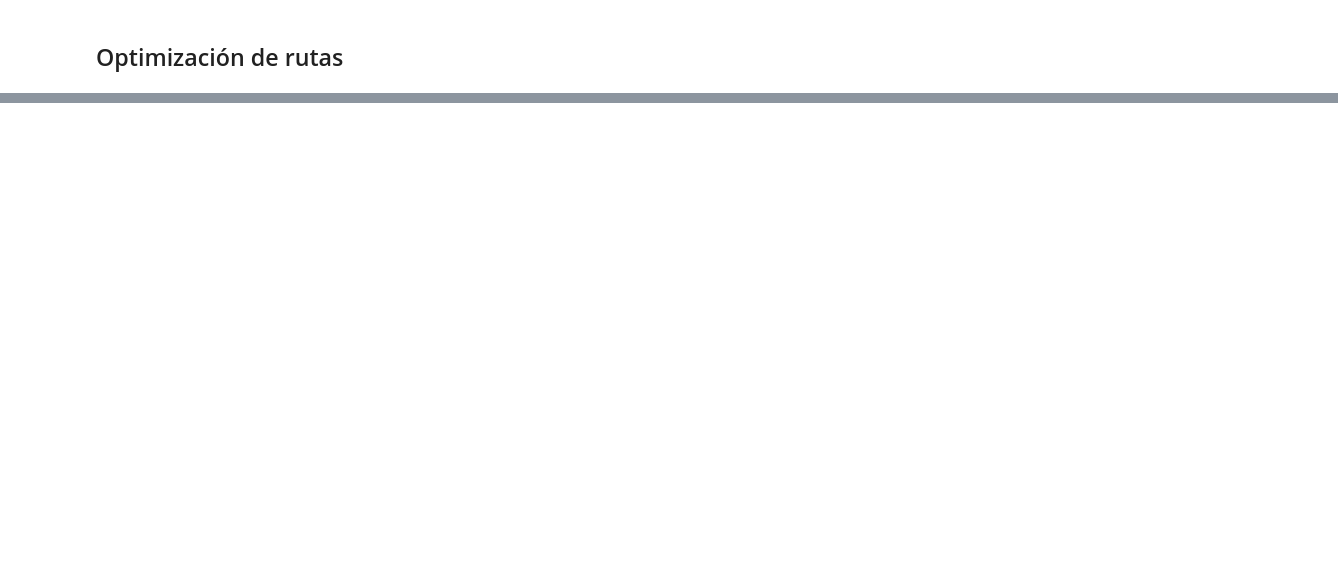
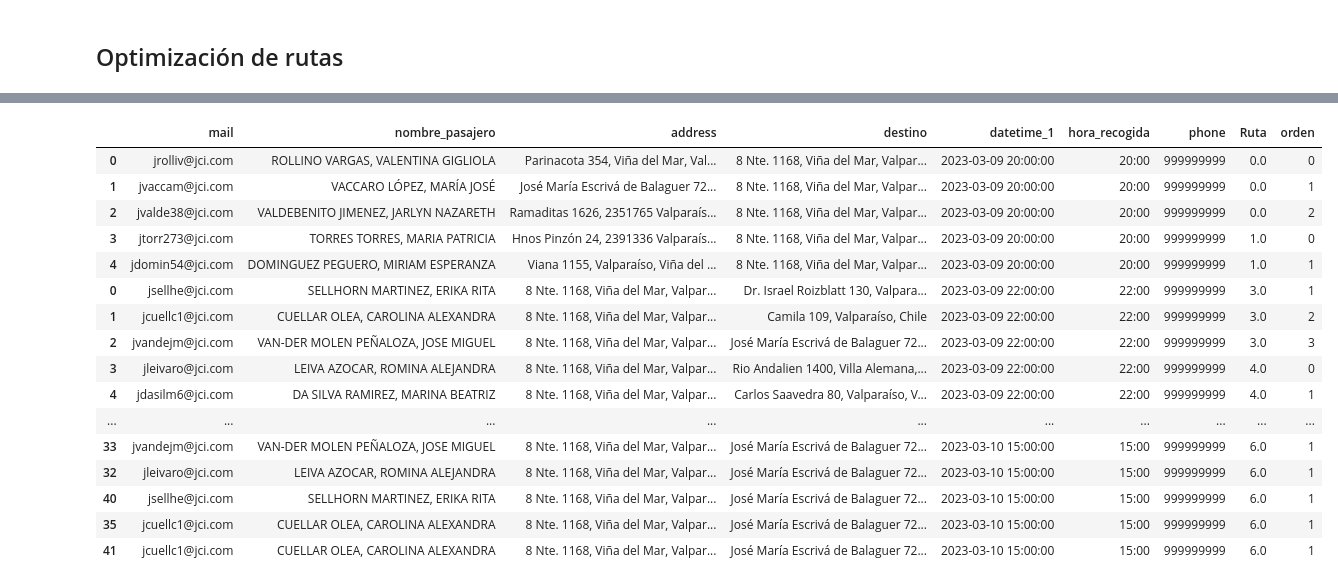
Before and after one commit to martinnnsss/best-route, a Jupyter notebook: routes_1.0.ipynb, the cells around one changed output, grey strips where cells are left out. Cells and saved outputs as stored; diff of their text form; code cells hidden in the pictures; blank space fills up the shorter version.

```diff
--- a/routes_1.0.ipynb
+++ b/routes_1.0.ipynb
@@ -890,5 +911,4 @@ df.drop(columns=['aux'],inplace=True)
 df['phone'] = df['phone'].apply(lambda x: round(x))
 
 #dividir en 2 cuando es > 90 minutos
-
-df.sort_values(by=['datetime_1','label_x']).head()
+df=df[['mail','nombre_pasajero','address','destino','datetime_1','hora_recogida','phone','Ruta','orden']]
@@ -909,2 +915,61 @@ df.sort_values(by=['datetime_1','label_x']).head()
+# %%
+#juntar a los usuarios que tienen mismo origen y mismo destino
+
+if len(same_origin)>0:
+
+    same_origin['Ruta'] = same_origin.groupby(['address','destino','datetime_1']).ngroup()
+
+    max_size = 8#--------------------------------------------------------------------------------------------------------8 8 8 8 8888 888888
+    cluster_counts = same_origin['Ruta'].value_counts()
+    big_clusters = cluster_counts[cluster_counts > max_size].index.tolist()
+    for cluster in big_clusters:
+        indices = same_origin[same_origin['Ruta'] == cluster].index
+        sub_clusters = np.array_split(indices, np.ceil(len(indices)/max_size))
+        for i, sub_cluster in enumerate(sub_clusters):
+            same_origin.loc[sub_cluster, 'Ruta'] = f'{cluster}_{i+1}'
+
+    same_origin['Ruta']=same_origin.groupby(['Ruta']).ngroup()+df['Ruta'].max()+1
+
+    #obtener duracionde cada viaje
+
+    def agregar_tiempo_total(data):
+        route = directions(origin=data.iloc[0]['address'],
+                            destination=data.iloc[0]['destino'],
+                            waypoints=[])
+        duration = route[0]['legs'][0]['duration']['value']
+        data['tiempo_total'] = round(duration/60,1)
+        return data
+
+    same_origin = same_origin.groupby('Ruta').apply(agregar_tiempo_total)
+    same_origin['orden']=1
+
+    same_origin=same_origin[['mail','nombre_pasajero','address','destino','datetime_1','hora_recogida','phone','Ruta','orden']]
+
+    same_origin.sort_values(by=['Ruta'])
+    #se concatena con df
+    final=pd.concat([df,same_origin], axis=0)
+
+elif len(same_origin)==0:
+    final=df
+# %%
+final
+# %% [output]
+|  | mail | nombre_pasajero | address | destino | datetime_1 | hora_recogida | phone | Ruta | orden |
+| 0 | jrolliv@jci.com | ROLLINO VARGAS, VALENTINA GIGLIOLA | Parinacota 354, Viña del Mar, Val... | 8 Nte. 1168, Viña del Mar, Valpar... | 2023-03-09 20:00:00 | 20:00 | 999999999 | 0.0 | 0 |
+| 1 | jvaccam@jci.com | VACCARO LÓPEZ, MARÍA JOSÉ | José María Escrivá de Balaguer 72... | 8 Nte. 1168, Viña del Mar, Valpar... | 2023-03-09 20:00:00 | 20:00 | 999999999 | 0.0 | 1 |
+| 2 | jvalde38@jci.com | VALDEBENITO JIMENEZ, JARLYN NAZARETH | Ramaditas 1626, 2351765 Valparaís... | 8 Nte. 1168, Viña del Mar, Valpar... | 2023-03-09 20:00:00 | 20:00 | 999999999 | 0.0 | 2 |
+| 3 | jtorr273@jci.com | TORRES TORRES, MARIA PATRICIA | Hnos Pinzón 24, 2391336 Valparaís... | 8 Nte. 1168, Viña del Mar, Valpar... | 2023-03-09 20:00:00 | 20:00 | 999999999 | 1.0 | 0 |
+| 4 | jdomin54@jci.com | DOMINGUEZ PEGUERO, MIRIAM ESPERANZA | Viana 1155, Valparaíso, Viña del ... | 8 Nte. 1168, Viña del Mar, Valpar... | 2023-03-09 20:00:00 | 20:00 | 999999999 | 1.0 | 1 |
+| 0 | jsellhe@jci.com | SELLHORN MARTINEZ, ERIKA RITA | 8 Nte. 1168, Viña del Mar, Valpar... | Dr. Israel Roizblatt 130, Valpara... | 2023-03-09 22:00:00 | 22:00 | 999999999 | 3.0 | 1 |
+| 1 | jcuellc1@jci.com | CUELLAR OLEA, CAROLINA ALEXANDRA | 8 Nte. 1168, Viña del Mar, Valpar... | Camila 109, Valparaíso, Chile | 2023-03-09 22:00:00 | 22:00 | 999999999 | 3.0 | 2 |
+| 2 | jvandejm@jci.com | VAN-DER MOLEN PEÑALOZA, JOSE MIGUEL | 8 Nte. 1168, Viña del Mar, Valpar... | José María Escrivá de Balaguer 72... | 2023-03-09 22:00:00 | 22:00 | 999999999 | 3.0 | 3 |
+| 3 | jleivaro@jci.com | LEIVA AZOCAR, ROMINA ALEJANDRA | 8 Nte. 1168, Viña del Mar, Valpar... | Rio Andalien 1400, Villa Alemana,... | 2023-03-09 22:00:00 | 22:00 | 999999999 | 4.0 | 0 |
+| 4 | jdasilm6@jci.com | DA SILVA RAMIREZ, MARINA BEATRIZ | 8 Nte. 1168, Viña del Mar, Valpar... | Carlos Saavedra 80, Valparaíso, V... | 2023-03-09 22:00:00 | 22:00 | 999999999 | 4.0 | 1 |
+| ... | ... | ... | ... | ... | ... | ... | ... | ... | ... |
+| 33 | jvandejm@jci.com | VAN-DER MOLEN PEÑALOZA, JOSE MIGUEL | 8 Nte. 1168, Viña del Mar, Valpar... | José María Escrivá de Balaguer 72... | 2023-03-10 15:00:00 | 15:00 | 999999999 | 6.0 | 1 |
+| 32 | jleivaro@jci.com | LEIVA AZOCAR, ROMINA ALEJANDRA | 8 Nte. 1168, Viña del Mar, Valpar... | José María Escrivá de Balaguer 72... | 2023-03-10 15:00:00 | 15:00 | 999999999 | 6.0 | 1 |
+| 40 | jsellhe@jci.com | SELLHORN MARTINEZ, ERIKA RITA | 8 Nte. 1168, Viña del Mar, Valpar... | José María Escrivá de Balaguer 72... | 2023-03-10 15:00:00 | 15:00 | 999999999 | 6.0 | 1 |
+| 35 | jcuellc1@jci.com | CUELLAR OLEA, CAROLINA ALEXANDRA | 8 Nte. 1168, Viña del Mar, Valpar... | José María Escrivá de Balaguer 72... | 2023-03-10 15:00:00 | 15:00 | 999999999 | 6.0 | 1 |
+| 41 | jcuellc1@jci.com | CUELLAR OLEA, CAROLINA ALEXANDRA | 8 Nte. 1168, Viña del Mar, Valpar... | José María Escrivá de Balaguer 72... | 2023-03-10 15:00:00 | 15:00 | 999999999 | 6.0 | 1 |
 # %%
 #df.to_excel('reservas-adt-3.xlsx',index=False)
```
Also changed, not shown: parts of 14 cells of this notebook, 8 other files.
